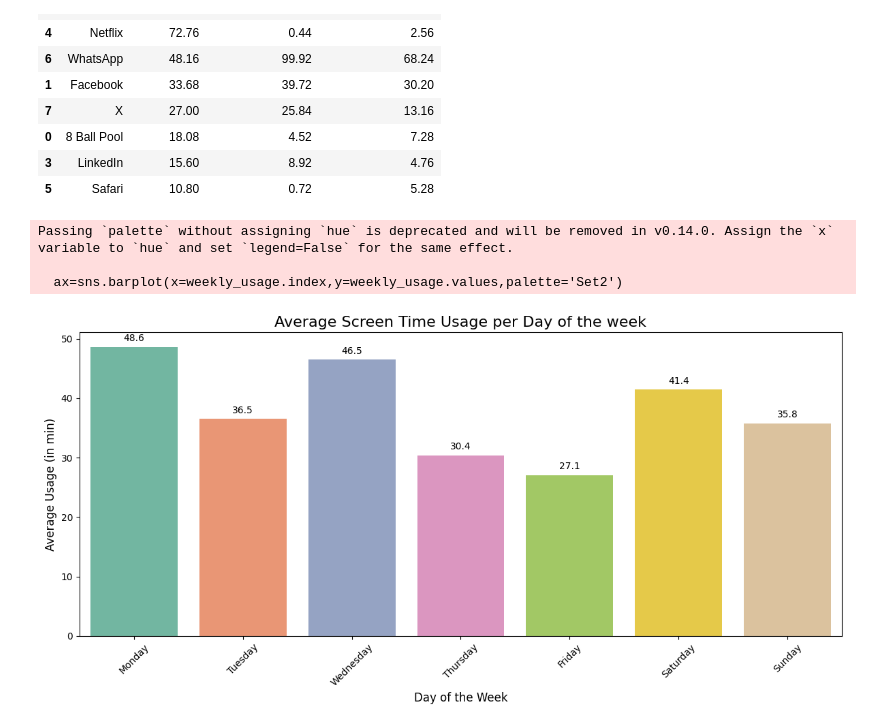
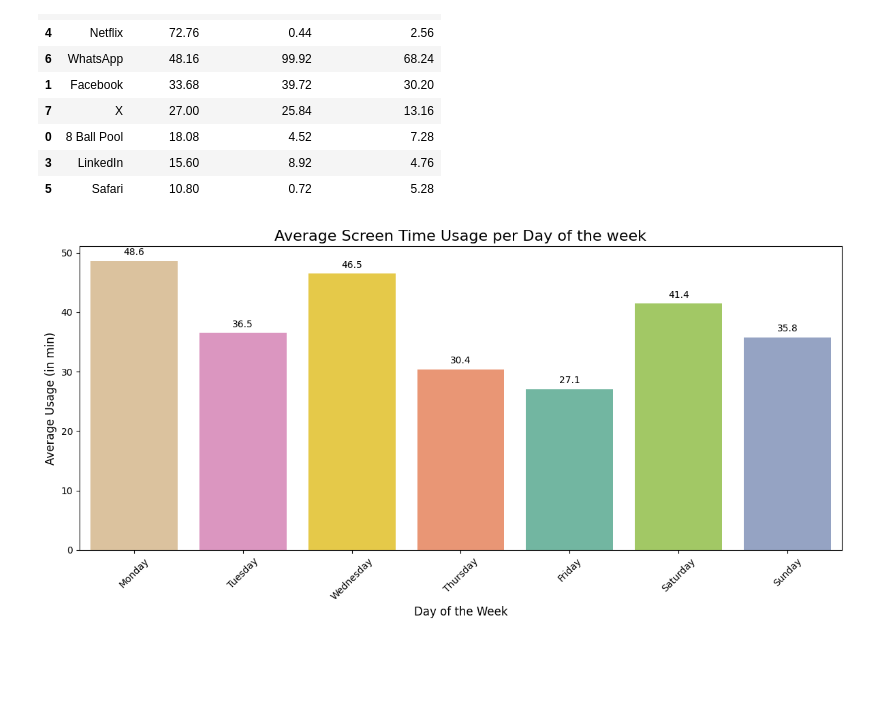
Before and after one commit to ambika1us/Screen-time-analysis-, a Jupyter notebook: Analyzing_Screen_Time.ipynb, the cells around one changed output. Drawn from its saved outputs; the diff is of its cells as text; code cells hidden in the pictures; blank space fills up the shorter version.

```diff
--- a/Analyzing_Screen_Time.ipynb
+++ b/Analyzing_Screen_Time.ipynb
@@ -108,26 +108,23 @@ app_analysis
 # %%
 data['Day of Week']=data['Date'].dt.day_name()
 weekly_usage=data.groupby('Day of Week')['Usage (minutes)'].mean().reindex(['Monday','Tuesday','Wednesday','Thursday','Friday','Saturday','Sunday'])
 
 
 plt.figure(figsize=(12,6))
-ax=sns.barplot(x=weekly_usage.index,y=weekly_usage.values,palette='Set2')
+ax=sns.barplot(x=weekly_usage.index,y=weekly_usage.values,hue=weekly_usage,palette='Set2',legend=False)
 
 for p in ax.patches:
   ax.annotate(
       format(p.get_height(),'.1f'),
       (p.get_x()+p.get_width()/2,p.get_height()),
       ha='center',va='center',xytext=(0,9), textcoords='offset points'
               )
 plt.title('Average Screen Time Usage per Day of the week', fontsize=16)
 plt.ylabel('Average Usage (in min)', fontsize=12)
 plt.xlabel('Day of the Week', fontsize=12)
 plt.xticks(rotation=45,fontsize=10)
 plt.yticks(fontsize=10)
 plt.tight_layout()
 plt.show()
 # %% [output]
-Passing `palette` without assigning `hue` is deprecated and will be removed in v0.14.0. Assign the `x` variable to `hue` and set `legend=False` for the same effect.
-
-  ax=sns.barplot(x=weekly_usage.index,y=weekly_usage.values,palette='Set2')
-[figure, old version]
+[figure, new version]
```
Also changed, not shown: parts of 2 cells of this notebook.
